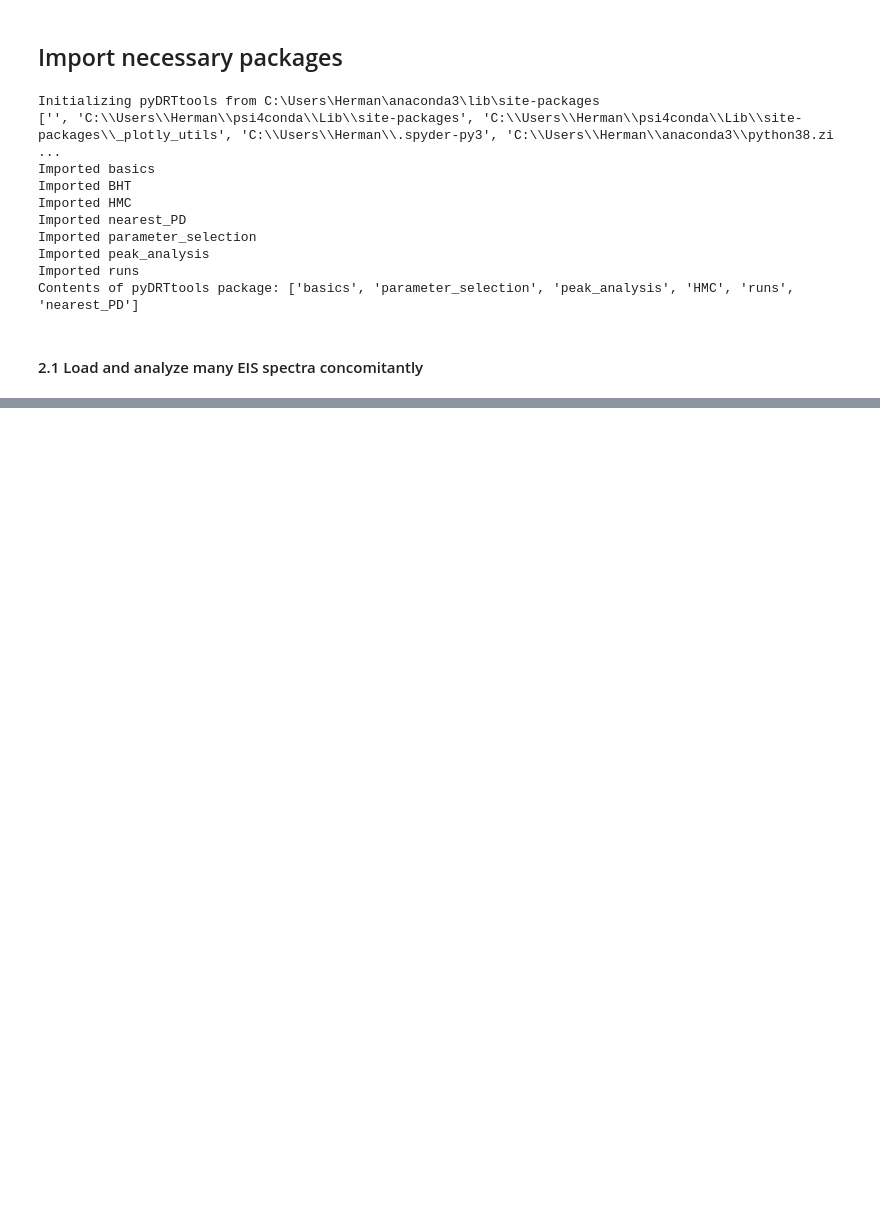
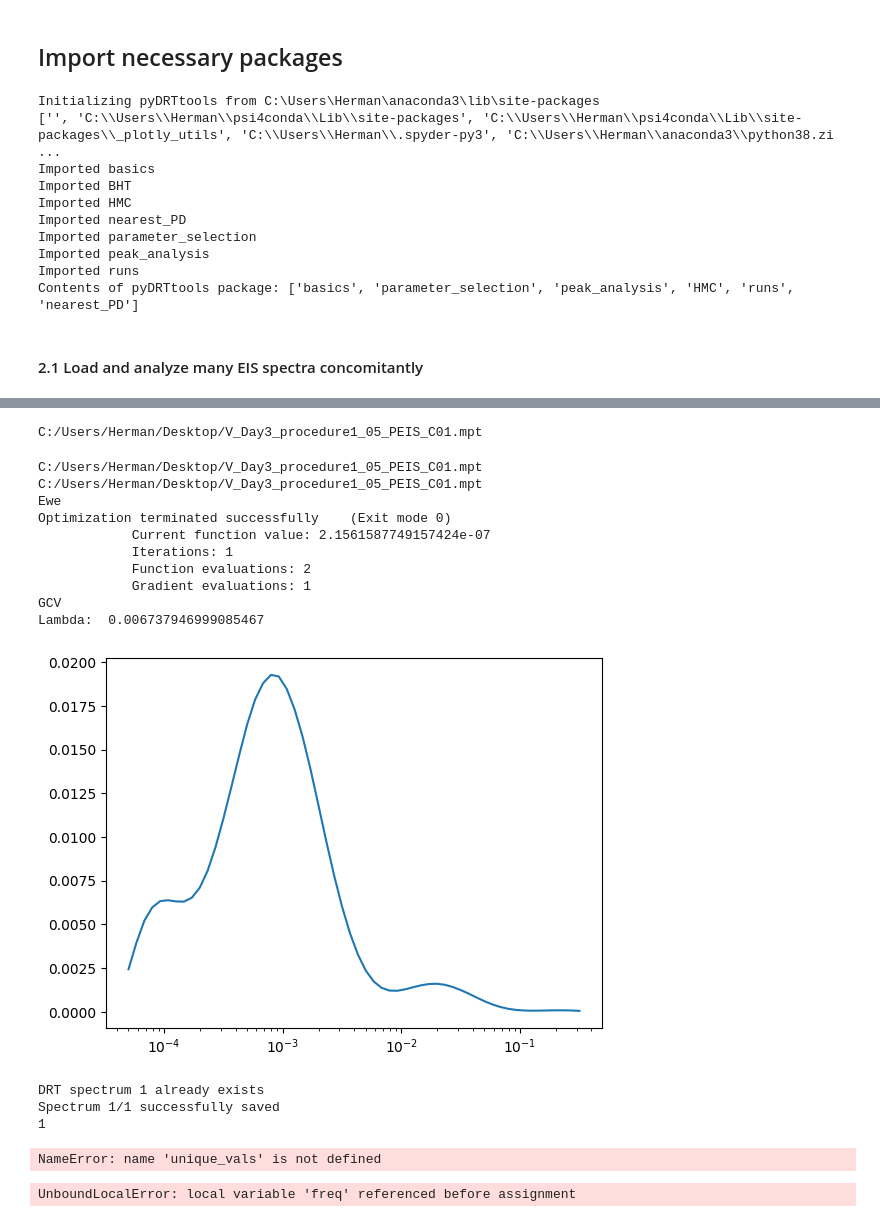
Before and after one commit to jaroslav-herman/others-tests, a Jupyter notebook: old notebooks/DRT calculation.ipynb, the cells around one changed output, grey strips where cells are left out. Cells and saved outputs as stored; diff of their text form; code cells hidden in the pictures; blank space fills up the shorter version.

```diff
--- a/old notebooks/DRT calculation.ipynb
+++ b/old notebooks/DRT calculation.ipynb
@@ -30,14 +32,6 @@ Imported parameter_selection
 Imported peak_analysis
 Imported runs
 Contents of pyDRTtools package: ['basics', 'parameter_selection', 'peak_analysis', 'HMC', 'runs', 'nearest_PD']
-# %%
-## for nice plot
-# options for the plots
-plt.rc('text', usetex=True)
-plt.rc('font', family='serif', size=15)
-plt.rc('xtick', labelsize=15)
-plt.rc('ytick', labelsize=15)
-#%matplotlib inline
 # %% [markdown]
 #### 2.1 Load and analyze many EIS spectra concomitantly
 # %%
@@ -487,0 +349,62 @@ for i,file in enumerate(files):
+# %%
+s321 = {'name' : '321', 'comp' : '30 Ir 30 C'}
+MEA = [s321]
+
+for mea in MEA:
+    # # mea['folder']= glob(os.path.join(r'//ELECTROLYZER/PEM-WE_measurements/2026/'+'*'+mea['name']+'*/'))[0]
+    # # mea['folder']= glob(os.path.join(r'//ELECTROLYZER/PEM-WE_measurements/2026/'+mea['name']+'*/'))[0]
+    # mea['folder']= glob(os.path.join(r'//ELECTROLYZER/PEM-WE_measurements/2026/AEM-WE/'+'*'+mea['name']+'*/'))[0]
+    # # mea['files'] =  glob(os.path.join(mea['folder'][0],'*rocedur*'+'*PEIS*'+'*.mpt'))
+    # # folder = r"C:/Users/Herman/Desktop/"
+    # # print(mea['folder'])
+    # # mea['files'] =  glob(os.path.join(mea['folder'],'*batch2_3_batch1_interruptions_*'+'*PEIS_C01.mpt'))
+    # mea['files'] =  glob(os.path.join(mea['folder'],'*PEIS*'+'*.mpt'))
+    # # for file in mea['files']:
+    # #     print(file)
+    # mea['files'] = natsorted(mea['files'])
+    mea['files'] = ["C:/Users/Herman/Desktop/V_Day3_procedure1_05_PEIS_C01.mpt"]
+    for file in mea['files']:
+        print(file)
+# %% [output]
+C:/Users/Herman/Desktop/V_Day3_procedure1_05_PEIS_C01.mpt
+# %%
+
+sample_spectrum_number = 0
+series = 0
+for file_in in (s321['files']):
+    print(file_in)
+
+    # newpath = mea['folder']+'PROCESSED_EIS/'
+    newpath = "C:/Users/Herman/Desktop/"
+    if not os.path.exists(newpath):
+        os.makedirs(newpath)
+    file_out = newpath+os.path.basename(file_in[:-4])+'_DRT.h5'
+    # cycles = np.linspace(1,100,100)
+    # print(cycles)
+    sample_spectrum_number,series = calculate_DRT(file_in,file_out,sample_spectrum_number,series,cycles = [9])
+    # save_impedance_to_h5(file_in, file_out)
+    print(series)
+# %% [output]
+C:/Users/Herman/Desktop/V_Day3_procedure1_05_PEIS_C01.mpt
+C:/Users/Herman/Desktop/V_Day3_procedure1_05_PEIS_C01.mpt
+Ewe
+Optimization terminated successfully    (Exit mode 0)
+            Current function value: 2.1561587749157424e-07
+            Iterations: 1
+            Function evaluations: 2
+            Gradient evaluations: 1
+GCV
+Lambda:  0.006737946999085467
+[figure, added]
+DRT spectrum 1 already exists
+Spectrum 1/1 successfully saved
+1
+# %%
+a = 1.0
+print(unique_vals)
+# %% [output]
+NameError: name 'unique_vals' is not defined
+# %%
+eis = pyDRTtools.runs.EIS_object.from_file(r"C:/Users/Herman/Desktop/V_Day3_procedure1_05_PEIS_C01.mpt")
+# %% [output]
+UnboundLocalError: local variable 'freq' referenced before assignment
```
Also changed, not shown: parts of 14 cells of this notebook, 16 other files.
